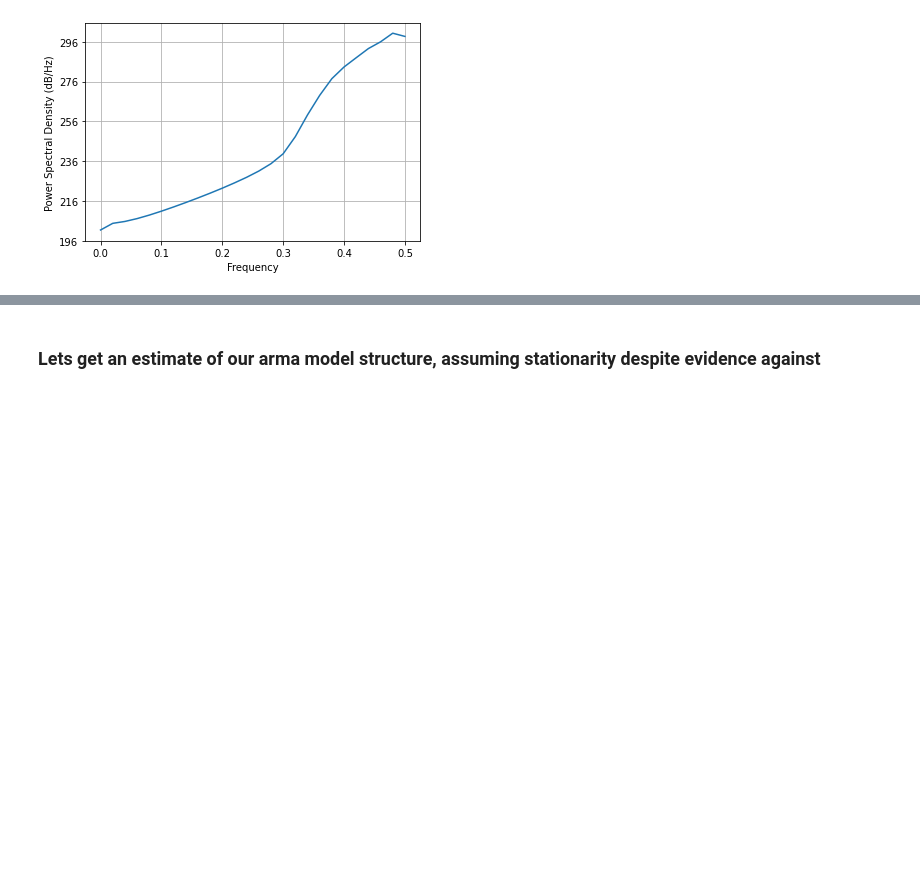
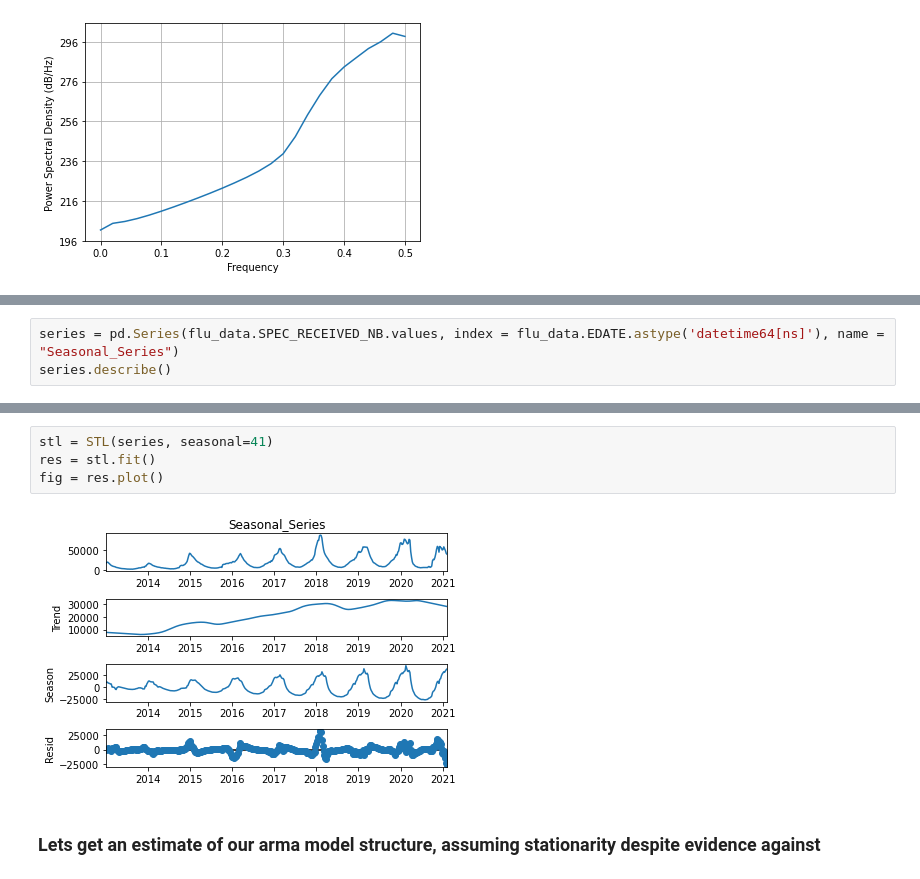
Before and after one commit to andrewmejia600/DS7333, a Jupyter notebook: CASE_STUDY_8/Case_Study_8.ipynb, the cells around one changed output, grey strips where cells are left out. Saved outputs shown, nothing was run; the diff lists cells and outputs as text; blank space fills up the shorter version.

```diff
--- a/CASE_STUDY_8/Case_Study_8.ipynb
+++ b/CASE_STUDY_8/Case_Study_8.ipynb
@@ -256,0 +323,3 @@ make_autocorr(dif_40.values, nlags = 40)
+# %%
+series = pd.Series(flu_data.SPEC_RECEIVED_NB.values, index = flu_data.EDATE.astype('datetime64[ns]'), name = "Seasonal_Series")
+series.describe()
@@ -257,3 +336,9 @@ make_autocorr(dif_40.values, nlags = 40)
+# %%
+stl = STL(series, seasonal=41)
+res = stl.fit()
+fig = res.plot()
+# %% [output]
+[figure, added]
 # %% [markdown]
 ### Lets get an estimate of our arma model structure, assuming stationarity despite evidence against
 # %%
```
Also changed, not shown: parts of 24 cells of this notebook.
